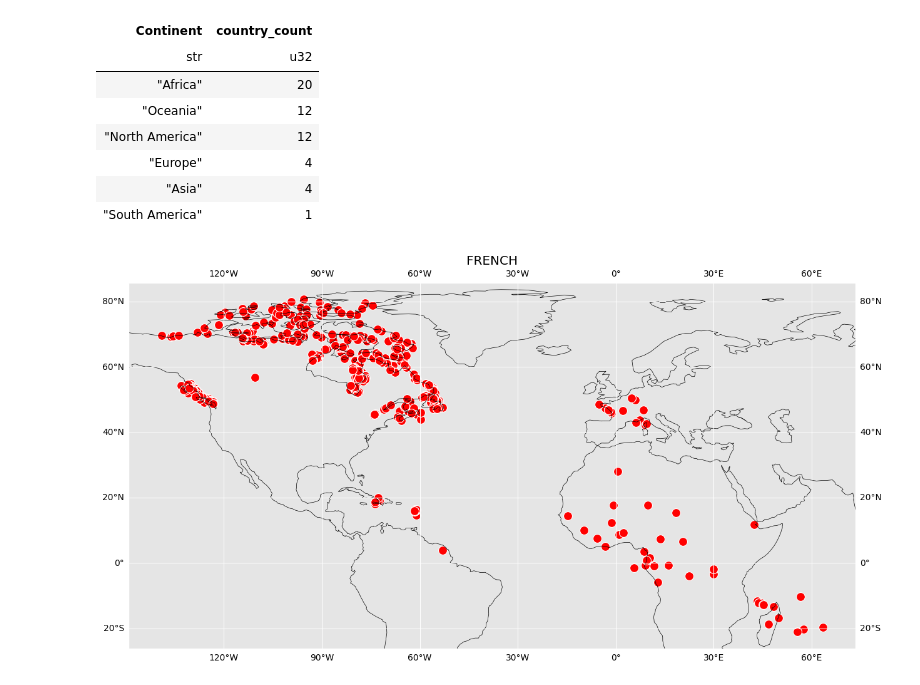
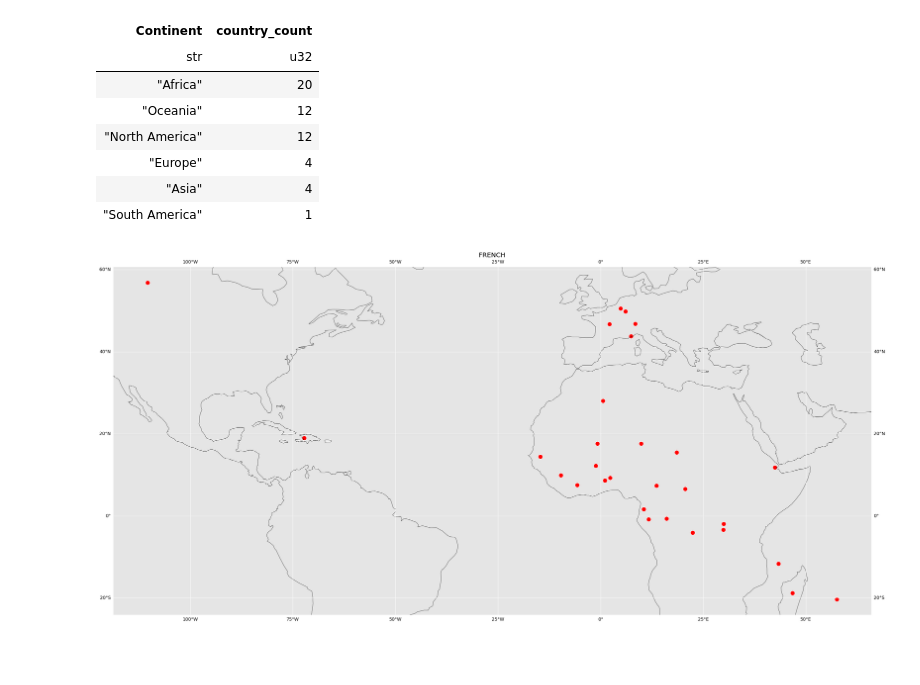
Before and after one commit to sergiorgiraldo/DataScience-Showcase, a Jupyter notebook: Languages/default.ipynb, the cells around one changed output. Saved outputs shown, nothing was run; the diff lists cells and outputs as text; code cells hidden in the pictures; blank space fills up the shorter version.

Commit message:
feat: notebook to see which countries speak french, map is there but need to refine the coords:: by sergio giraldo @ 20250305T1600CET, gpg signed

```diff
--- a/Languages/default.ipynb
+++ b/Languages/default.ipynb
@@ -11,7 +11,7 @@ plt.style.use('ggplot')
 pl.Config.set_tbl_cols(60)
 pl.Config.set_fmt_str_lengths(5000)
 
-plt.rcParams['figure.figsize'] = (15, 5)
+plt.rcParams['figure.figsize'] = (40, 15)
 
 # Set Polars to show all rows without truncation
 pl.Config.set_tbl_rows(-1)  # -1 means no limit
@@ -220,7 +220,7 @@ shape: (6, 2)
 | "South America" | 1 |
 # %%
 def plot_countries(df, title):
-    plt.figure(figsize=(15, 10))
+    plt.figure(figsize=(30, 20))
     ax = plt.axes(projection=ccrs.PlateCarree())
 
     ax.coastlines()
@@ -241,22 +241,25 @@ def plot_countries(df, title):
 # %%
 f2=french.join(
     continents,
     left_on='COUNTRY',
     right_on='Country',
     how='left'
 ).select([
     'COUNTRY'
 ]).unique()
 
+
 french_with_coords = f2.join(
     langs,
     left_on='COUNTRY',
     right_on='COUNTRY',
     how='left'
 ).select([
+    'COUNTRY',
     'X',
     'Y'
 ])
-plot_countries(french_with_coords, 'FRENCH')
+
+plot_countries(french_with_coords.group_by("COUNTRY").first(), 'FRENCH')
 # %% [output]
-[figure, old version]
+[figure, new version]
```
Also changed, not shown: parts of 2 cells of this notebook.
